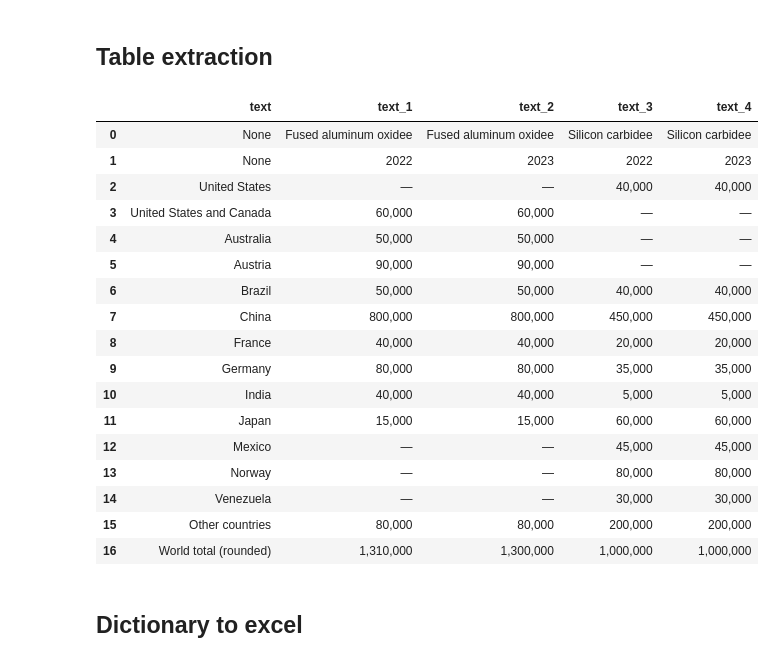
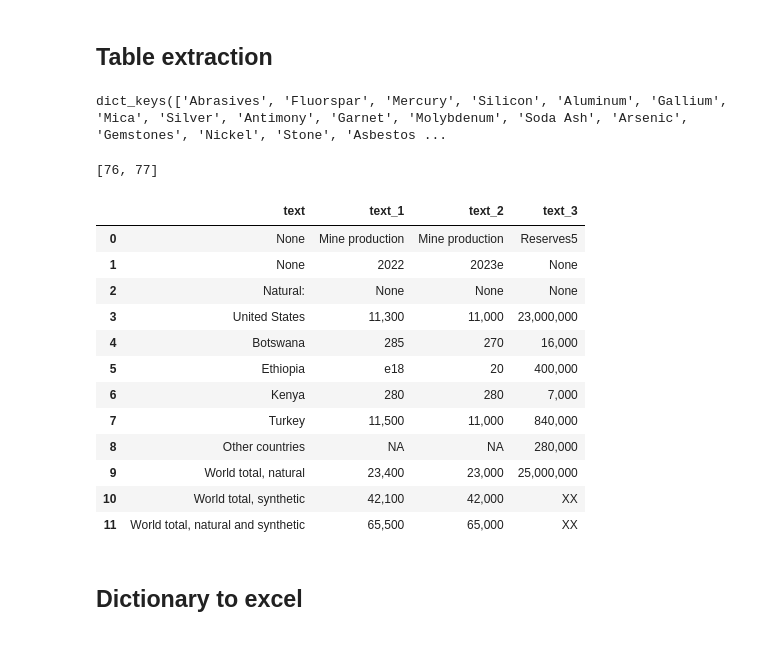
Before and after one commit to Yassmine2020/MaterialRisksSimulation, a Jupyter notebook: test_usgs/main.ipynb, the cells around one changed output. Saved outputs shown, nothing was run; the diff lists cells and outputs as text; code cells hidden in the pictures.

```diff
--- a/test_usgs/main.ipynb
+++ b/test_usgs/main.ipynb
@@ -376,8 +376,8 @@ scraping_base = convert_dict_to_df(loaded_scraping_base)
 
 # bounding_box = extract_cols(page_text_df, 'x1', 2)
 # %%
-# for material in list(scraping_base.keys()):
-#   scraping_base[material]['tables'] = []
+for material in list(scraping_base.keys()):
+  scraping_base[material]['tables'] = []
 # %%
 for material in list(scraping_base.keys()):
     if isinstance(scraping_base[material]['tables'], pd.DataFrame):
@@ -395,36 +395,39 @@ for material in list(scraping_base.keys()):
         if result is None or len(result[0]) == 0:
             continue
 
-        list_of_table_df, list_of_bbox, page, imaaa = result
-        table_dfs = table_to_df(list_of_table_df)
+        list_of_table_df, list_of_bbox, page = result
+        table_dfs = table_to_df(list_of_table_df, list_of_bbox, page, pdf_path)
         if not table_dfs:
             continue
 
         for table_df, bbox in zip(table_dfs, list_of_bbox):
             table = table_df.sort_values('bottom')
             scraping_base[material]['tables'].append((table.to_dict(orient='records'), bbox, page))
+# %%
+scraping_base.keys()
+# %% [output]
+dict_keys(['Abrasives', 'Fluorspar', 'Mercury', 'Silicon', 'Aluminum', 'Gallium', 'Mica', 'Silver', 'Antimony', 'Garnet', 'Molybdenum', 'Soda Ash', 'Arsenic', 'Gemstones', 'Nickel', 'Stone', 'Asbestos ...
+# %%
+scraping_base['Fluorspar']['pages_num']
+# %% [output]
+[76, 77]
 # %%
-s = pd.DataFrame(scraping_base['Abrasives']['tables'][1][0]).sort_values('bottom')
+s = pd.DataFrame(scraping_base['Soda Ash']['tables'][1][0]).sort_values('bottom')
 s.drop('bottom', axis= 1)
 # %% [output]
-|  | text | text_1 | text_2 | text_3 | text_4 |
-| 0 | None | Fused aluminum oxidee | Fused aluminum oxidee | Silicon carbidee | Silicon carbidee |
-| 1 | None | 2022 | 2023 | 2022 | 2023 |
-| 2 | United States | — | — | 40,000 | 40,000 |
-| 3 | United States and Canada | 60,000 | 60,000 | — | — |
-| 4 | Australia | 50,000 | 50,000 | — | — |
-| 5 | Austria | 90,000 | 90,000 | — | — |
-| 6 | Brazil | 50,000 | 50,000 | 40,000 | 40,000 |
-| 7 | China | 800,000 | 800,000 | 450,000 | 450,000 |
-| 8 | France | 40,000 | 40,000 | 20,000 | 20,000 |
-| 9 | Germany | 80,000 | 80,000 | 35,000 | 35,000 |
-| 10 | India | 40,000 | 40,000 | 5,000 | 5,000 |
-| 11 | Japan | 15,000 | 15,000 | 60,000 | 60,000 |
-| 12 | Mexico | — | — | 45,000 | 45,000 |
-| 13 | Norway | — | — | 80,000 | 80,000 |
-| 14 | Venezuela | — | — | 30,000 | 30,000 |
-| 15 | Other countries | 80,000 | 80,000 | 200,000 | 200,000 |
-| 16 | World total (rounded) | 1,310,000 | 1,300,000 | 1,000,000 | 1,000,000 |
+|  | text | text_1 | text_2 | text_3 |
+| 0 | None | Mine production | Mine production | Reserves5 |
+| 1 | None | 2022 | 2023e | None |
+| 2 | Natural: | None | None | None |
+| 3 | United States | 11,300 | 11,000 | 23,000,000 |
+| 4 | Botswana | 285 | 270 | 16,000 |
+| 5 | Ethiopia | e18 | 20 | 400,000 |
+| 6 | Kenya | 280 | 280 | 7,000 |
+| 7 | Turkey | 11,500 | 11,000 | 840,000 |
+| 8 | Other countries | NA | NA | 280,000 |
+| 9 | World total, natural | 23,400 | 23,000 | 25,000,000 |
+| 10 | World total, synthetic | 42,100 | 42,000 | XX |
+| 11 | World total, natural and synthetic | 65,500 | 65,000 | XX |
 # %%
 def convert_df_to_dict(d):
     if isinstance(d, pd.DataFrame):
```
Also changed, not shown: parts of 3 cells of this notebook, 11 other files.
